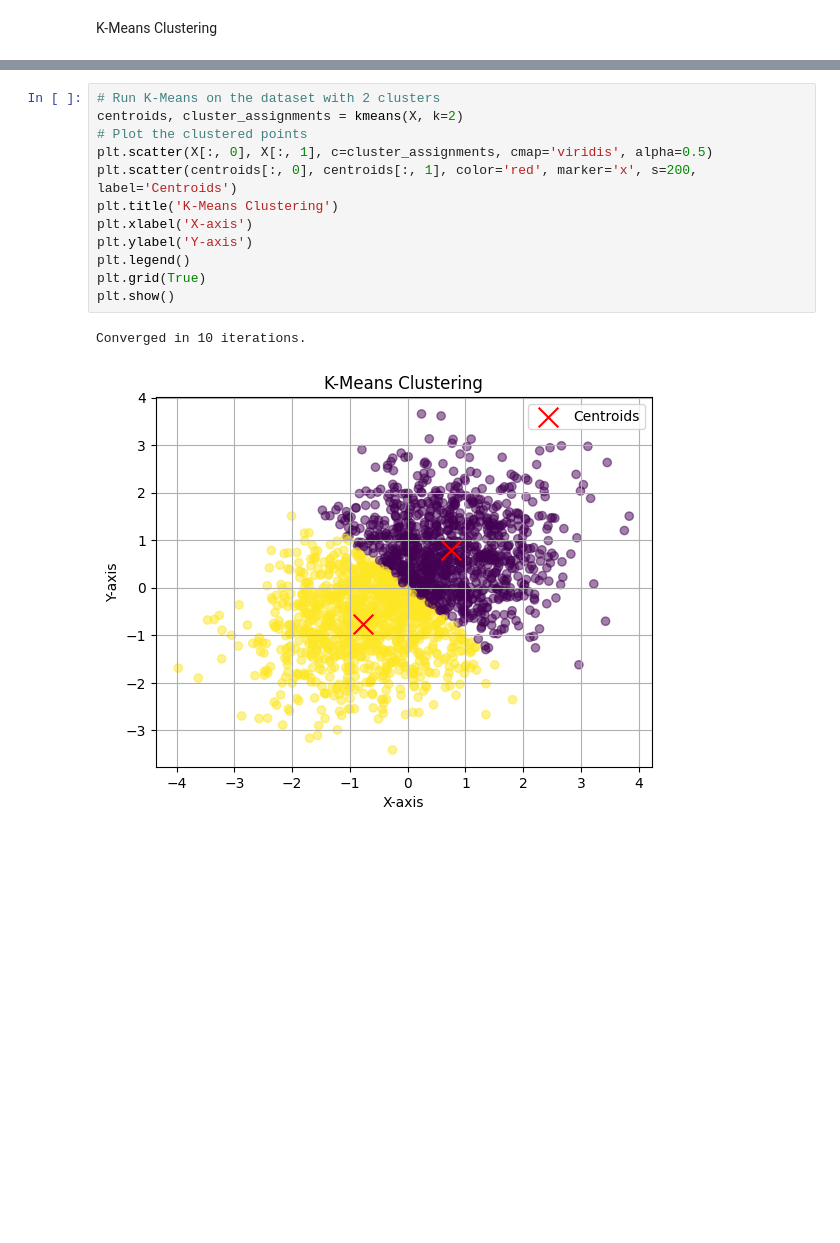
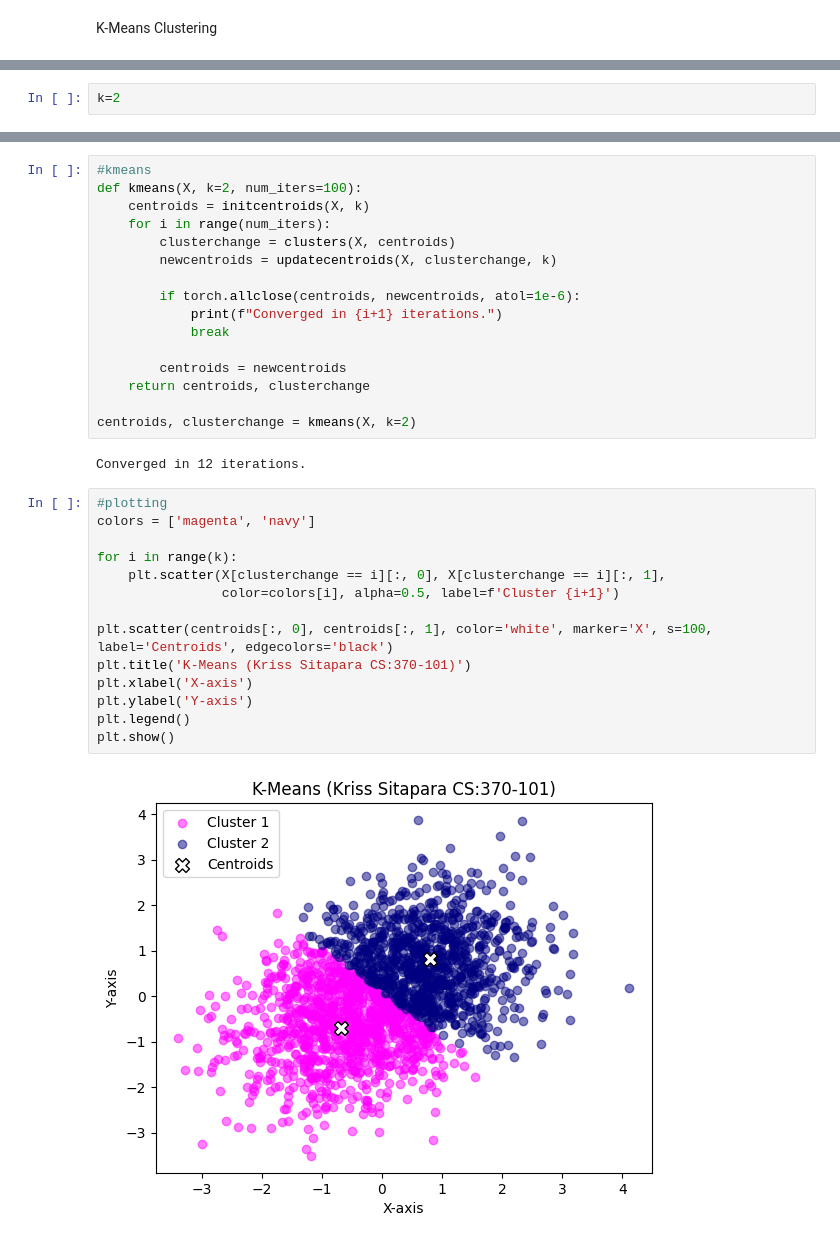
Before and after one commit to kkrrissss/eng-ai-agents, a Jupyter notebook: assignments/assignment-1/01-assignment-1.ipynb, the cells around one changed output, grey strips where cells are left out. Drawn from its saved outputs; the diff is of its cells as text; blank space fills up the shorter version.

```diff
--- a/assignments/assignment-1/01-assignment-1.ipynb
+++ b/assignments/assignment-1/01-assignment-1.ipynb
@@ -63,0 +39,2 @@ def kmeans(X, k=2, num_iters=100):
+# %%
+k=2
@@ -64,15 +55,34 @@ def kmeans(X, k=2, num_iters=100):
+# %%
+#kmeans
+def kmeans(X, k=2, num_iters=100):
+    centroids = initcentroids(X, k)
+    for i in range(num_iters):
+        clusterchange = clusters(X, centroids)
+        newcentroids = updatecentroids(X, clusterchange, k)
+
+        if torch.allclose(centroids, newcentroids, atol=1e-6):
+            print(f"Converged in {i+1} iterations.")
+            break
+
+        centroids = newcentroids
+    return centroids, clusterchange
+
+centroids, clusterchange = kmeans(X, k=2)
+# %% [output]
+Converged in 12 iterations.
 # %%
-# Run K-Means on the dataset with 2 clusters
-centroids, cluster_assignments = kmeans(X, k=2)
-# Plot the clustered points
-plt.scatter(X[:, 0], X[:, 1], c=cluster_assignments, cmap='viridis', alpha=0.5)
-plt.scatter(centroids[:, 0], centroids[:, 1], color='red', marker='x', s=200, label='Centroids')
-plt.title('K-Means Clustering')
+#plotting
+colors = ['magenta', 'navy']
+
+for i in range(k):
+    plt.scatter(X[clusterchange == i][:, 0], X[clusterchange == i][:, 1],
+                color=colors[i], alpha=0.5, label=f'Cluster {i+1}')
+
+plt.scatter(centroids[:, 0], centroids[:, 1], color='white', marker='X', s=100, label='Centroids', edgecolors='black')
+plt.title('K-Means (Kriss Sitapara CS:370-101)')
 plt.xlabel('X-axis')
 plt.ylabel('Y-axis')
 plt.legend()
-plt.grid(True)
 plt.show()
 # %% [output]
-Converged in 10 iterations.
-[figure, old version]
+[figure, new version]
```
Also changed, not shown: parts of 12 cells of this notebook.
